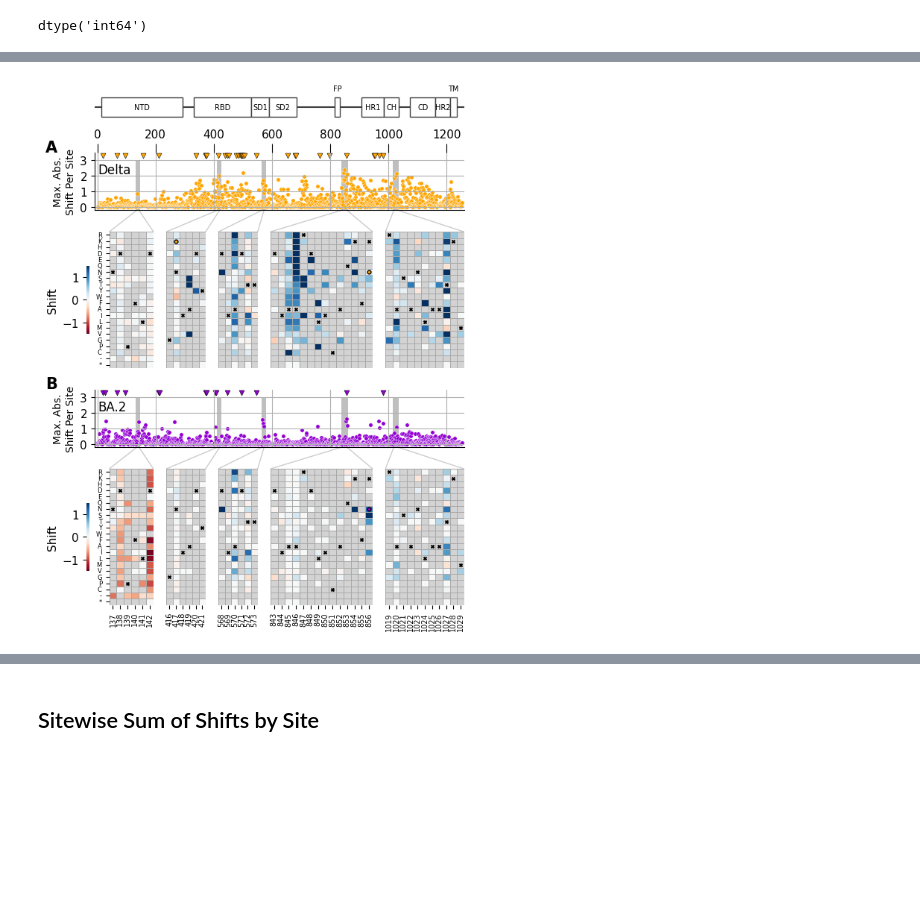
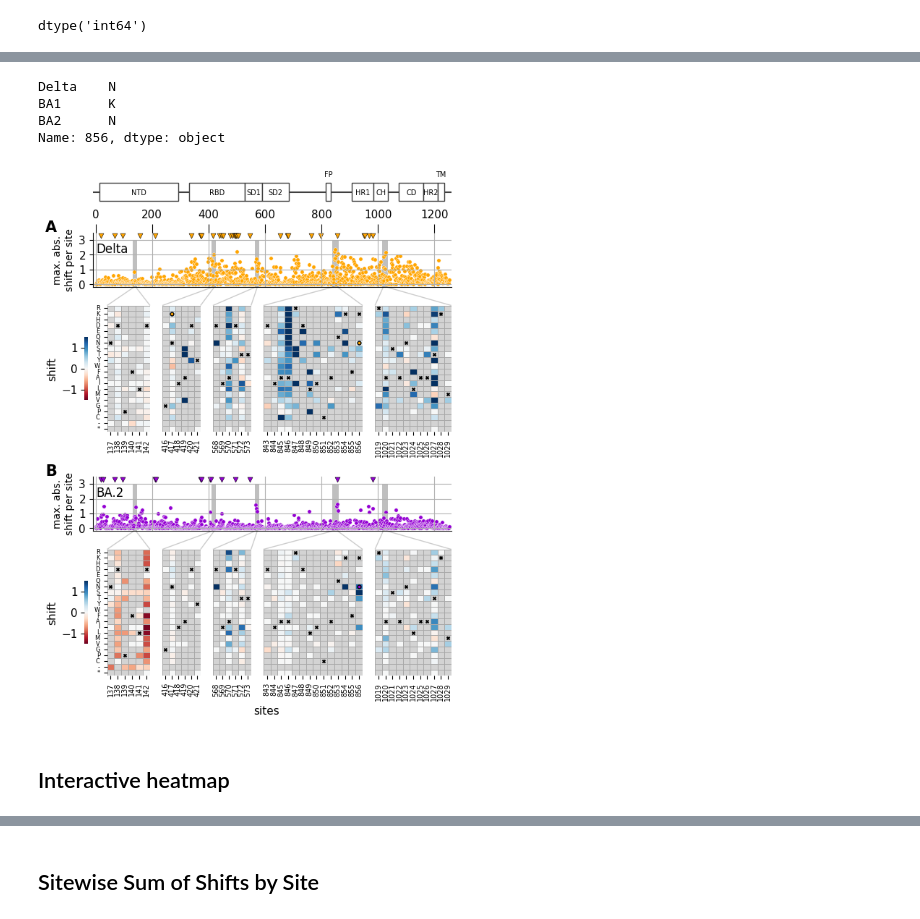
Before and after one commit to matsengrp/SARS-CoV-2_spike_multidms, a Jupyter notebook: notebooks/manuscript-figures.ipynb, the cells around one changed output, grey strips where cells are left out. Drawn from its saved outputs; the diff is of its cells as text; code cells hidden in the pictures; blank space fills up the shorter version.

```diff
--- a/notebooks/manuscript-figures.ipynb
+++ b/notebooks/manuscript-figures.ipynb
@@ -1353,5 +1508,5 @@ mut_df_replicates = multidms.utils.combine_replicate_muts(
     how="outer"
 )
 mut_df_replicates["sense"] = [
-    "Nonsense" if mut == "*" else "Missense" for mut in mut_df_replicates.muts
+    "stop" if mut == "*" else "non synonymous" for mut in mut_df_replicates.muts
 ]
@@ -1419,10 +1617,9 @@ mut_df
 # %%
-# Same X and Y Ticks
-
 saveas = "naive_approach_replicate_shifts_correlation"
 
 fig, ax = plt.subplots(1,2, figsize=[6.4,3.5], sharex=True, sharey=True)
-
+lim = [-8, 11]
+ticks = np.linspace(-7, 11, 7)
 for i, condition in enumerate(["Delta", "Omicron_BA2"]):
     iter_ax = ax[i]
     sns.scatterplot(
@@ -1433,8 +1630,10 @@ for i, condition in enumerate(["Delta", "Omicron_BA2"]):
         alpha=0.3,
         c='0.25'
     )
-    iter_ax.set_ylim(-8, 12)
-    iter_ax.set_xlim(-8, 12)
+    iter_ax.set_ylim(lim)
+    iter_ax.set_xlim(lim)
+    iter_ax.set_xticks(ticks, labels=ticks)
+    iter_ax.set_yticks(ticks, labels=ticks)
     iter_ax.plot([-8, 12], [-8, 12], "--", lw=2, c="royalblue")
 
     corr = pearsonr(mut_df[f"0-{condition}_S"], mut_df[f"1-{condition}_S"])[0]
@@ -1448,6 +1647,7 @@ for i, condition in enumerate(["Delta", "Omicron_BA2"]):
     iter_ax.grid()
     sns.despine(ax=iter_ax)
 
+
 ax[0].set_title("Delta")
 ax[0].set_xlabel("replicate 1")
 ax[0].set_ylabel("replicate 2")
@@ -1838,7 +2092,7 @@ mut_df_replicates = multidms.utils.combine_replicate_muts(
     times_seen_threshold=times_seen_threshold,
     how="inner"
 )
-mut_df_replicates["sense"] = ["Nonsense" if mut == "*" else "Missense" for mut in mut_df_replicates.muts]
+mut_df_replicates["sense"] = ["stop" if mut == "*" else "non synonymous" for mut in mut_df_replicates.muts]
 rename_omicron = {
     c:"_".join(c.split("_")[:2]+[c.split("_")[3]])
     for c in mut_df_replicates.columns if "Omicron" in c
@@ -1931,4 +2185,6 @@ shifts_by_site.index.dtype
 # %% [output]
 dtype('int64')
 # %%
-site_map.reset_index().rename({"index":"site"})
+site_map = model.data.site_map.reset_index().rename(
+    {"index":"sites", "Omicron_BA2": "BA2", "Omicron_BA1":"BA1"}, axis=1
+).set_index("sites")
@@ -1949,8 +2208,16 @@ site_map.reset_index().rename({"index":"site"})
+# %%
+site_map.loc[856]
+# %% [output]
+Delta    N
+BA1      K
+BA2      N
+Name: 856, dtype: object
 # %%
-# xlabel = sites
-# captilaization
+## xlabel = sites
+## captilaization
 # add sites to the second heatmap
-# indicate indels along with N.I.S (check to make sure you're capturing all nis)
+## indicate deletions along with N.I.S (check to make sure you're capturing all nis)
+
 # make interactive heatmap and send link to where folks can find that.
 
 saveas = "shift_by_site_heatmap_zoom"
@@ -1999,6 +2266,7 @@ axs = fig.subplot_mosaic(
         ["Delta"]*5,
         [f"{k}_Delta" for k in list(site_ranges.keys())],
         [f"{k}_Delta" for k in list(site_ranges.keys())],
+        ["."]*5,
         ["BA2"]*5,
         [f"{k}_BA2" for k in list(site_ranges.keys())],
         [f"{k}_BA2" for k in list(site_ranges.keys())]
@@ -2009,6 +2277,7 @@ axs = fig.subplot_mosaic(
         2,
         2,
         2,
+        0.3,
         2,
         2,
         2
@@ -2096,7 +2365,10 @@ for (i, homolog) in enumerate(['BA2', 'Delta']):
         color=cs[homolog],
         label=""
     )
-    nis = shifts_by_site.query(f"not is_{homolog}_wt")
+
+
+#     nis = shifts_by_site.query(f"not is_{homolog}_wt")
+    nis = site_map.query(f"{homolog} != BA1")
     sns.scatterplot(
         x='sites',
         y=np.repeat(3.3, len(nis)),
@@ -2129,7 +2401,7 @@ for (i, homolog) in enumerate(['BA2', 'Delta']):
     )
     axs[homolog].set_xlabel(None)
 #     axs[homolog].set_ylabel("max($|S_{m \in site}|$)", size=10)
-    axs[homolog].set_ylabel("Max. Abs.\nShift Per Site", size=10)
+    axs[homolog].set_ylabel("max. abs.\nshift per site", size=10)
 
 
 axs["BA2"]._shared_axes['x'].join(axs["BA2"], axs["Delta"])
@@ -2196,7 +2468,7 @@ for (i, homolog) in enumerate(['Delta', 'BA2']):
                 "shrink": 0.5,
                 "location":'left',
                 'anchor': (-1.5, 0.5),
-                'label' : 'Shift'
+                'label' : 'shift'
             },
             ax = iter_ax,
             linewidth=.5,
@@ -2212,7 +2484,7 @@ for (i, homolog) in enumerate(['Delta', 'BA2']):
         for i, site in enumerate(sites):
             for j, mut in enumerate(sort_order):
 
-                is_ref_wt = True if mut == site_map.loc[site,"Omicron_BA1"] else False
+                is_ref_wt = True if mut == site_map.loc[site,"BA1"] else False
                 if is_ref_wt:
                     iter_ax.scatter(
                         [i+0.5],
@@ -2221,11 +2493,11 @@ for (i, homolog) in enumerate(['Delta', 'BA2']):
                         s=8,
                         c="black"
                     )
-                hom = homolog if homolog == "Delta" else "Omicron_BA2"
+#                 hom = homolog if homolog == "Delta" else "Omicron_BA2"
                 is_nis = (
                     True
-                    if mut ==  site_map.loc[site,hom] and
-                    mut !=  site_map.loc[site,"Omicron_BA1"]
+                    if mut ==  site_map.loc[site,homolog] and
+                    mut !=  site_map.loc[site,"BA1"]
                     else False
                 )
 
@@ -2252,9 +2524,9 @@ for (i, homolog) in enumerate(['Delta', 'BA2']):
 
         axs[f"{zoom}_{homolog}"].set_ylabel(None)
 
-        if homolog == "Delta":
-            axs[f"{zoom}_{homolog}"].tick_params(axis='x', bottom=False, labelbottom=False)
-        else:
+        if homolog != "Delta":
+#             axs[f"{zoom}_{homolog}"].tick_params(axis='x', bottom=False, labelbottom=False)
+#         else:
             axs[f"{zoom}_{homolog}"].sharex(axs[f"{zoom}_Delta"])
         axs[f"{zoom}_{homolog}"].set_xticks(
             [s+0.5 for s in range(len(sites))],
@@ -2269,6 +2541,10 @@ for zoom, (start, end) in site_ranges.items():
     for homolog in ['Delta', 'BA2']:
         zoom_effect03(axs[f"{zoom}_{homolog}"], axs[homolog], start, end, alpha= 0.2)
 
+fig.text(
+    0.5, 0.05, 'sites',
+    ha='center'
+)
 
 axs["Delta"].text(
     -0.1, 1.10,
@@ -2279,31 +2555,33 @@ axs["Delta"].text(
     transform=axs["Delta"].transAxes
 )
 axs["Delta"].text(
     0.01, .82,
     f"Delta",
     ha="left", va="top",
     size=12,
     transform=axs["Delta"].transAxes
 )
 
 axs["BA2"].text(
     -0.1, 1.10,
     f"B",
     ha="right", va="center",
     size=15,
     weight="bold",
     transform=axs["BA2"].transAxes
 )
 axs["BA2"].text(
     0.01, .82,
     f"BA.2",
     ha="left", va="top",
     size=12,
     transform=axs["BA2"].transAxes
 )
 
 fig.savefig(f"{OUTDIR}/{saveas}.pdf",bbox_inches='tight')
 fig.savefig(f"{OUTDIR}/{saveas}.png",bbox_inches='tight')
 plt.show()
 # %% [output]
-[figure, old version]
+[figure, new version]
+# %% [markdown]
+## Interactive heatmap
```
Also changed, not shown: parts of 46 cells of this notebook, 28 other files.
